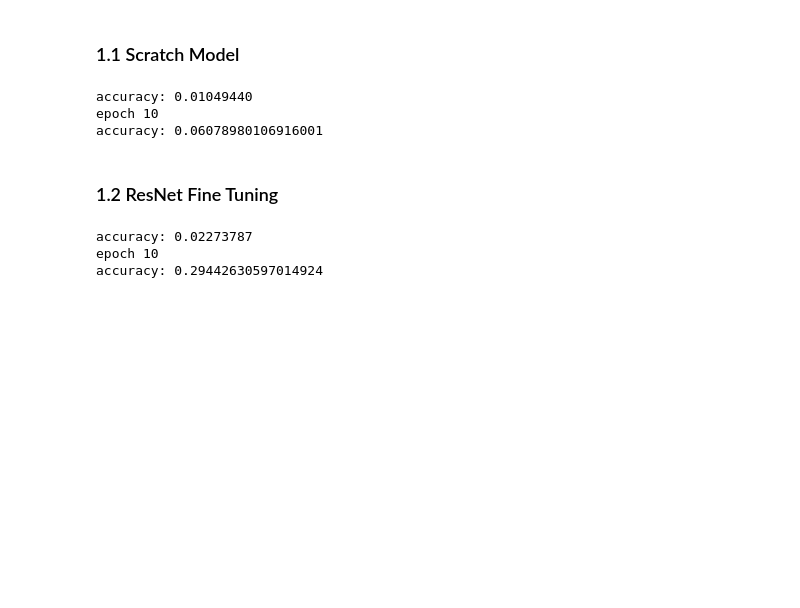
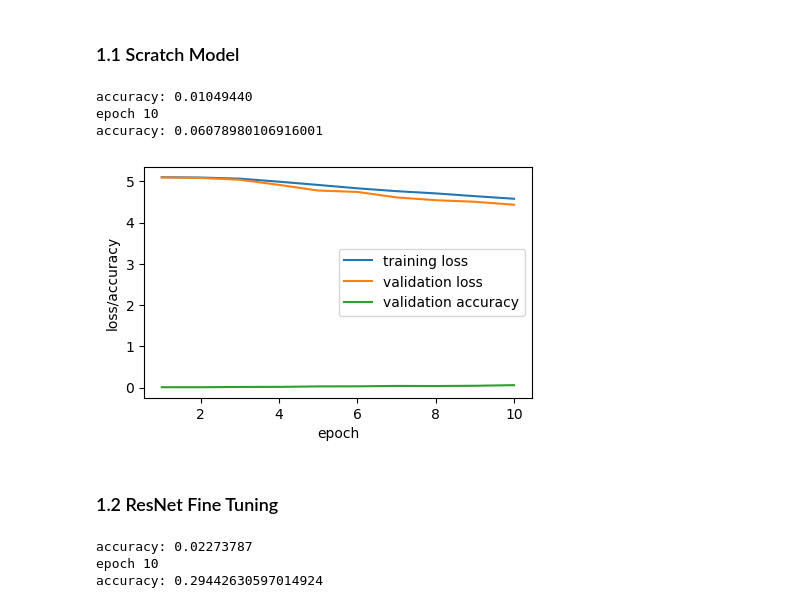
Before and after one commit to mikylab/all-ears, a Jupyter notebook: all_ears.ipynb, the cells around one changed output. Saved outputs shown, nothing was run; the diff lists cells and outputs as text; code cells hidden in the pictures; blank space fills up the shorter version.

```diff
--- a/all_ears.ipynb
+++ b/all_ears.ipynb
@@ -75,6 +123,16 @@ print(f"accuracy: {baseline_accuracy_valid[-1]}")
 accuracy: 0.01049440
 epoch 10
 accuracy: 0.06078980106916001
+# %%
+plt.figure(figsize=(5,3))
+plt.plot(range(1, len(baseline_loss_train)+1), baseline_loss_train, label='training loss')
+plt.plot(range(1, len(baseline_loss_valid)+1), baseline_loss_valid, label='validation loss')
+plt.plot(range(1, len(baseline_accuracy_valid)+1), baseline_accuracy_valid, label='validation accuracy')
+plt.xlabel('epoch')
+plt.ylabel('loss/accuracy')
+plt.legend();
+# %% [output]
+[figure, added]
 # %% [markdown]
 ### 1.2 ResNet Fine Tuning
 # %%
```
Also changed, not shown: parts of 28 cells of this notebook.
